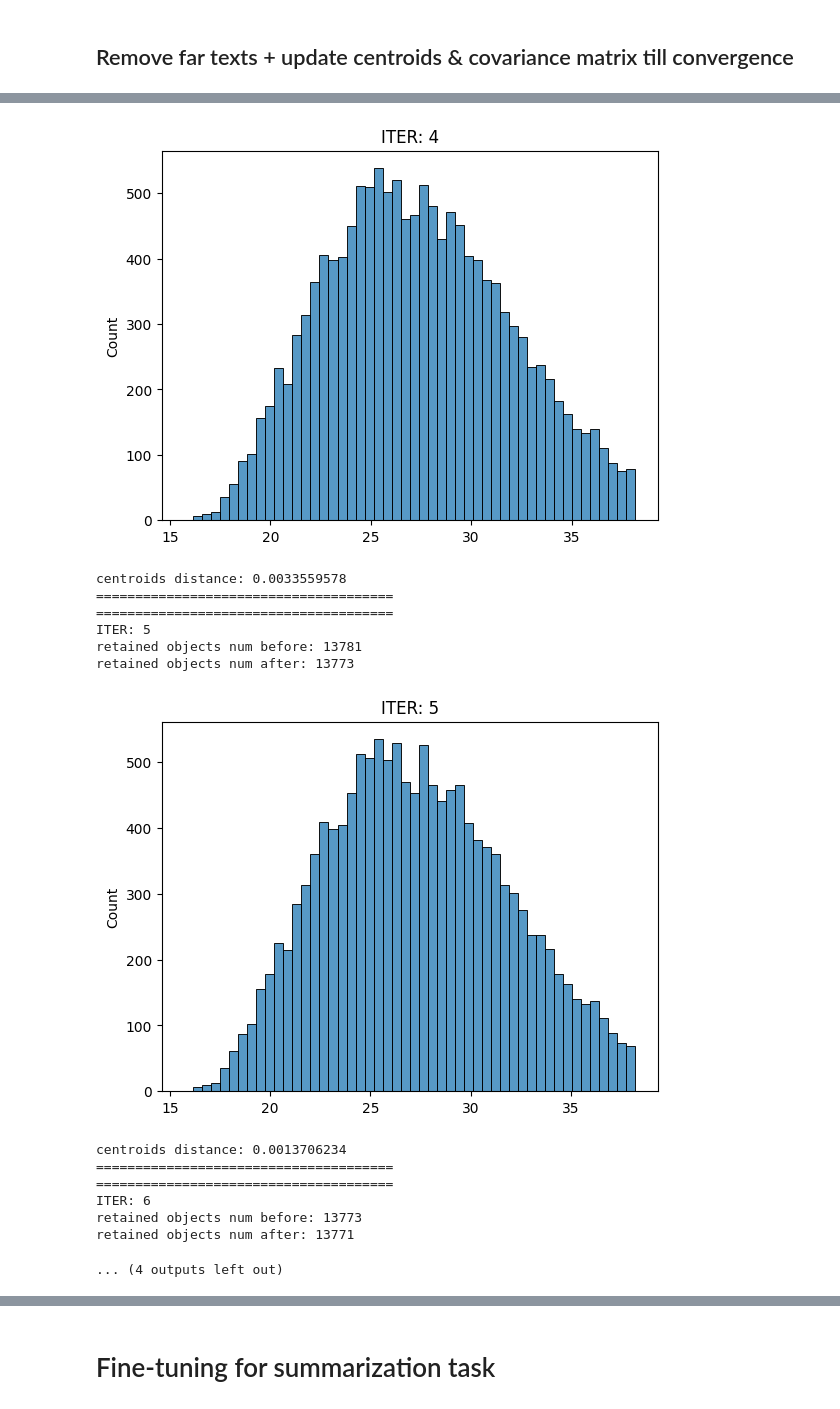
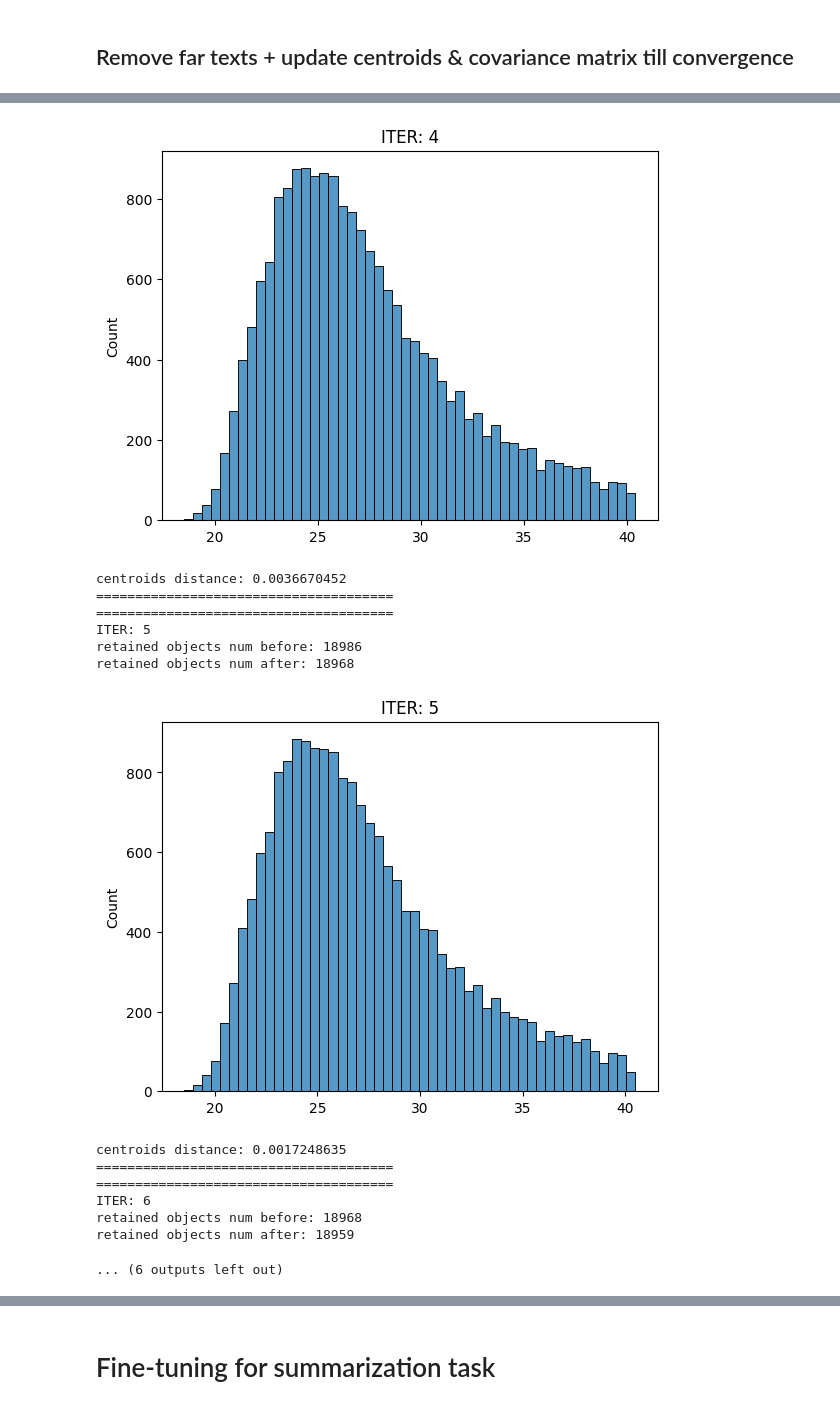
Before and after one commit to vladimirKarlov01/noise-in-abs-sum, a Jupyter notebook: noise-in-abs-sum.ipynb, the cells around one changed output, grey strips where cells are left out. Saved outputs shown, nothing was run; the diff lists cells and outputs as text; code cells hidden in the pictures.

Commit message:
xsum & new data pathes

```diff
--- a/noise-in-abs-sum.ipynb
+++ b/noise-in-abs-sum.ipynb
@@ -30,19 +50,15 @@ env: WANDB_PROJECT=noise-in-abs-sum
 # ! pip install transformers --quiet
 # ! pip install evaluate --quiet
 # %%
-from datasets import load_dataset
-import pandas as pd
-import numpy as np
-import torch
-import seaborn as sns
-import matplotlib.pyplot as plt
-
-dataset_name = "aeslc"
-raw_data = load_dataset(dataset_name, cache_dir=CACHE_DIR_PATH)
+dataset_name = "xsum_sample"
 
 if dataset_name == "aeslc":
+    raw_data = load_dataset(dataset_name, cache_dir=CACHE_DIR_PATH)
     raw_data = raw_data.rename_column("email_body", "text").rename_column("subject_line", "summary")
 elif dataset_name == "xsum":
+    raw_data = load_dataset(dataset_name, cache_dir=CACHE_DIR_PATH)
     raw_data = raw_data.rename_column("document", "text")
+elif dataset_name == "xsum_sample":
+    raw_data = load_from_disk(f"{CACHE_DIR_PATH}/xsum_sample.hf")
 else:
     raise NotImplementedError('Unknown dataset')
@@ -176,8 +211,7 @@ torch.save(text_embeddings, dataset_name + '_text_embeddings.pt')
 # %% [markdown]
 ## Load embeddings
 # %%
-# text_embeddings = torch.load('dataset_name + '_text_embeddings.pt')
-text_embeddings = torch.load('../noise_in_abs_sum/' + dataset_name + '_text_embeddings.pt')
+text_embeddings = torch.load(f"text_embeddings/{dataset_name}_text_embeddings.pt")
 # %% [markdown]
 ## Functions to compute Mahalanobis distance to centroid
 # %%
@@ -374,7 +404,7 @@ retained_objects = np.ones(train_features.shape[0], dtype=np.bool)
 # save original dataset
 filtered_data = deepcopy(raw_data)
 filtered_data['train'] = Dataset.from_pandas(df[retained_objects])
-filtered_data.save_to_disk(f"{dataset_name}_filtered_data_new_{quantile}/iter_0.hf")
+filtered_data.save_to_disk(f"filtered_data/{dataset_name}_MD_{quantile}/iter_0.hf")
 
 THRESHOLD = np.quantile(dists, quantile)
 print("ITER:", 0)
@@ -403,7 +433,7 @@ for i in range(1, MAX_ITER):
     # save semi-filtered dataset
     filtered_data = deepcopy(raw_data)
     filtered_data['train'] = Dataset.from_pandas(df[retained_objects])
-    filtered_data.save_to_disk(f"{dataset_name}_filtered_data_new_{quantile}/iter_{i}.hf")
+    filtered_data.save_to_disk(f"filtered_data/{dataset_name}_MD_{quantile}/iter_{i}.hf")
 
     centroids_diff = np.linalg.norm(new_centroids - centroids)
 
@@ -449,18 +479,18 @@ retained objects num after: 13781
-[figure, old version]
+[figure, new version]
-centroids distance: 0.0033559578
+centroids distance: 0.0036670452
 ======================================
 ======================================
 ITER: 5
-retained objects num before: 13781
-retained objects num after: 13773
+retained objects num before: 18986
+retained objects num after: 18968
-[figure, old version]
+[figure, new version]
-centroids distance: 0.0013706234
+centroids distance: 0.0017248635
 ======================================
 ======================================
 ITER: 6
-retained objects num before: 13773
-retained objects num after: 13771
+retained objects num before: 18968
+retained objects num after: 18959
-... (4 outputs left out)
+... (6 outputs left out)
 # %%
 # retained_objects = np.ones(len(df), dtype=bool)
 
```
Also changed, not shown: parts of 16 cells of this notebook, 5 other files.
